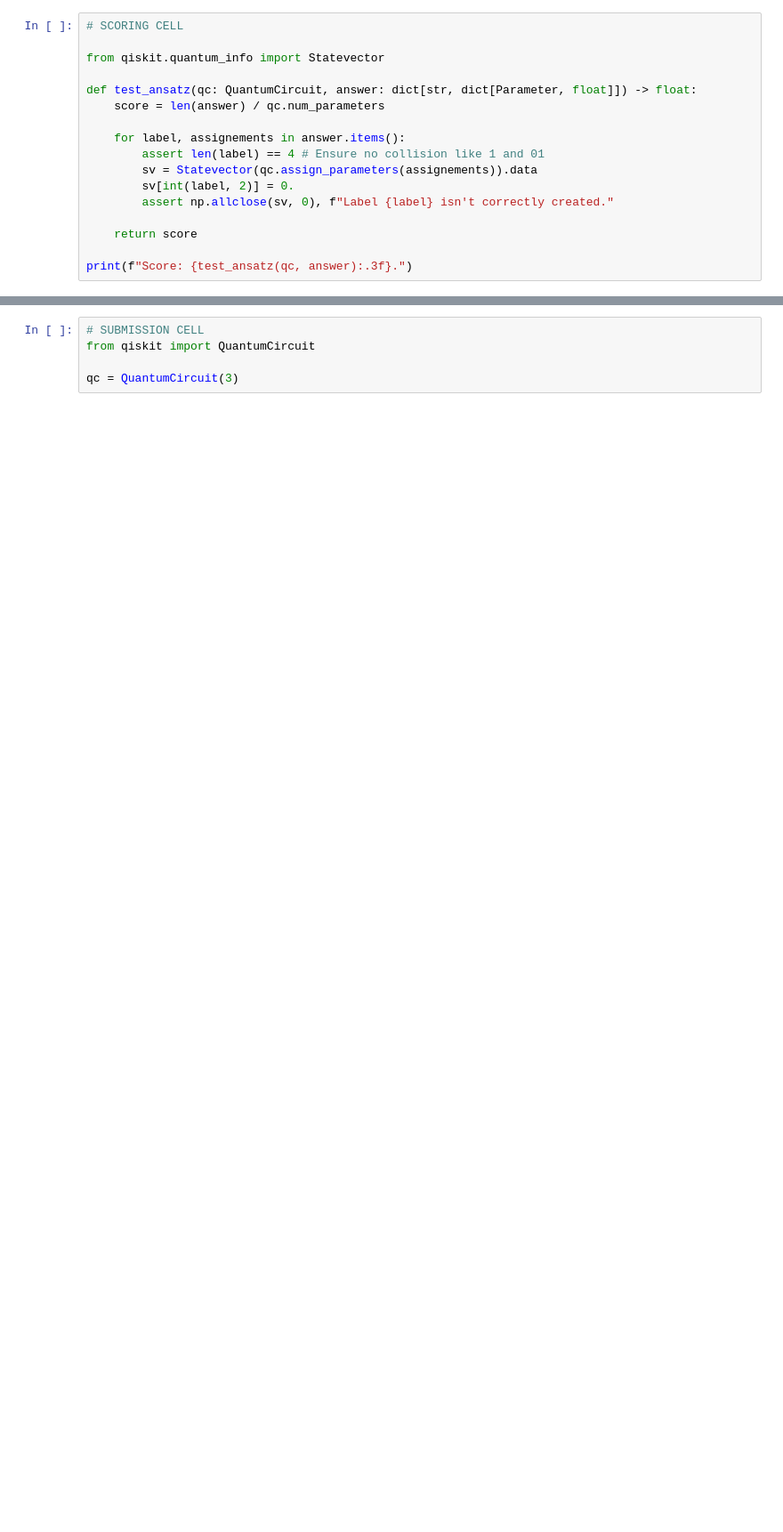
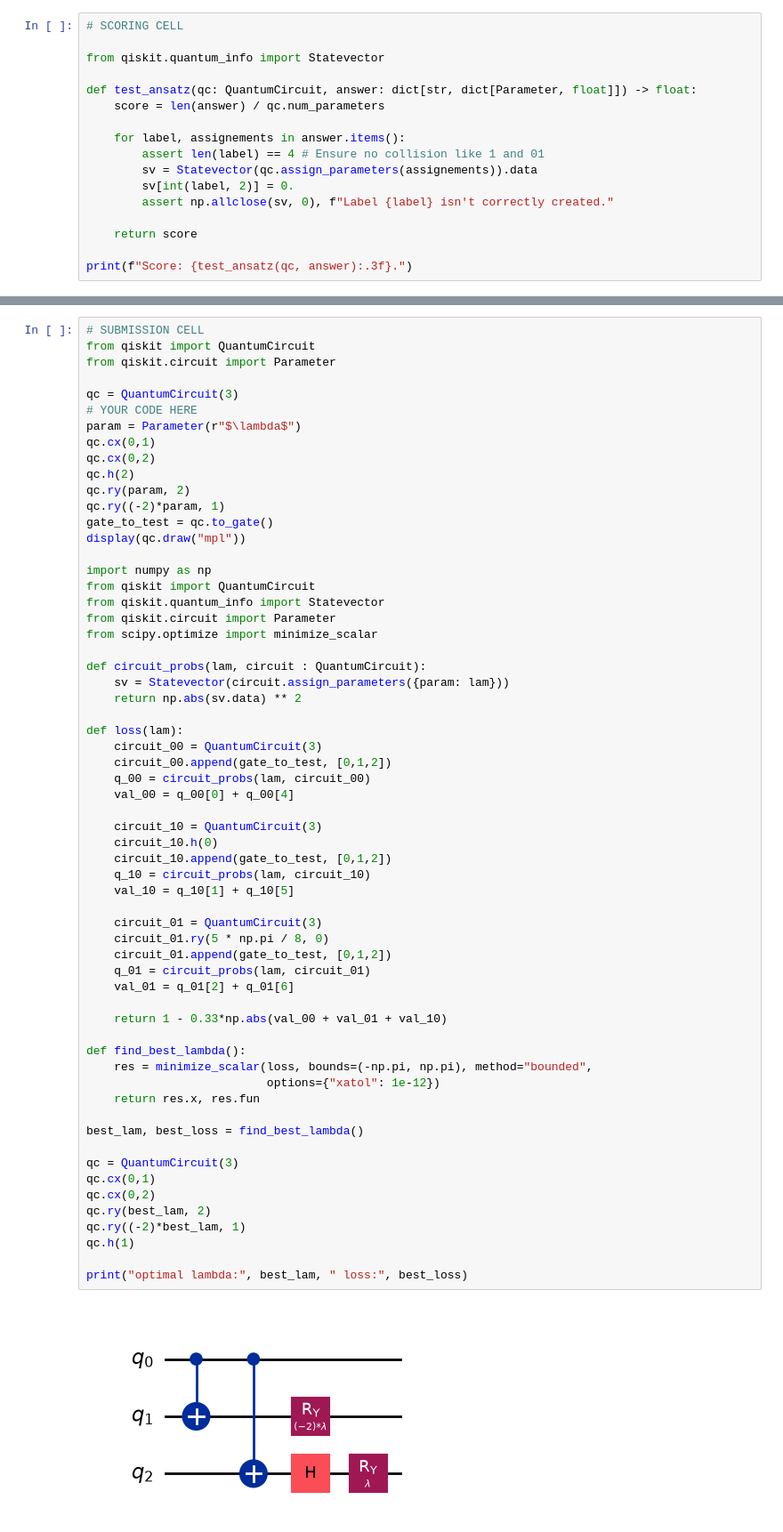
Before and after one commit to jzywiecki/quantum-computing-hackathon, a Jupyter notebook: Questions2026.ipynb, the cells around one changed output, grey strips where cells are left out. Shown at 89% size. Cells and saved outputs as stored; diff of their text form; blank space fills up the shorter version.

```diff
--- a/Questions2026.ipynb
+++ b/Questions2026.ipynb
@@ -871,5 +871,63 @@ A higher score is better.
 # %%
 # SUBMISSION CELL
 from qiskit import QuantumCircuit
+from qiskit.circuit import Parameter
 
 qc = QuantumCircuit(3)
+# YOUR CODE HERE
+param = Parameter(r"$\lambda$")
+qc.cx(0,1)
+qc.cx(0,2)
+qc.h(2)
+qc.ry(param, 2)
+qc.ry((-2)*param, 1)
+gate_to_test = qc.to_gate()
+display(qc.draw("mpl"))
+
+import numpy as np
+from qiskit import QuantumCircuit
+from qiskit.quantum_info import Statevector
+from qiskit.circuit import Parameter
+from scipy.optimize import minimize_scalar
+
+def circuit_probs(lam, circuit : QuantumCircuit):
+    sv = Statevector(circuit.assign_parameters({param: lam}))
+    return np.abs(sv.data) ** 2
+
+def loss(lam):
+    circuit_00 = QuantumCircuit(3)
+    circuit_00.append(gate_to_test, [0,1,2])
+    q_00 = circuit_probs(lam, circuit_00)
+    val_00 = q_00[0] + q_00[4]
+
+    circuit_10 = QuantumCircuit(3)
+    circuit_10.h(0)
+    circuit_10.append(gate_to_test, [0,1,2])
+    q_10 = circuit_probs(lam, circuit_10)
+    val_10 = q_10[1] + q_10[5]
+
+    circuit_01 = QuantumCircuit(3)
+    circuit_01.ry(5 * np.pi / 8, 0)
+    circuit_01.append(gate_to_test, [0,1,2])
+    q_01 = circuit_probs(lam, circuit_01)
+    val_01 = q_01[2] + q_01[6]
+
+    return 1 - 0.33*np.abs(val_00 + val_01 + val_10)
+
+def find_best_lambda():
+    res = minimize_scalar(loss, bounds=(-np.pi, np.pi), method="bounded",
+                          options={"xatol": 1e-12})
+    return res.x, res.fun
+
+best_lam, best_loss = find_best_lambda()
+
+qc = QuantumCircuit(3)
+qc.cx(0,1)
+qc.cx(0,2)
+qc.ry(best_lam, 2)
+qc.ry((-2)*best_lam, 1)
+qc.h(1)
+
+print("optimal lambda:", best_lam, " loss:", best_loss)
+# %% [output]
+[figure, added]
```
Also changed, not shown: parts of 2 cells of this notebook.
